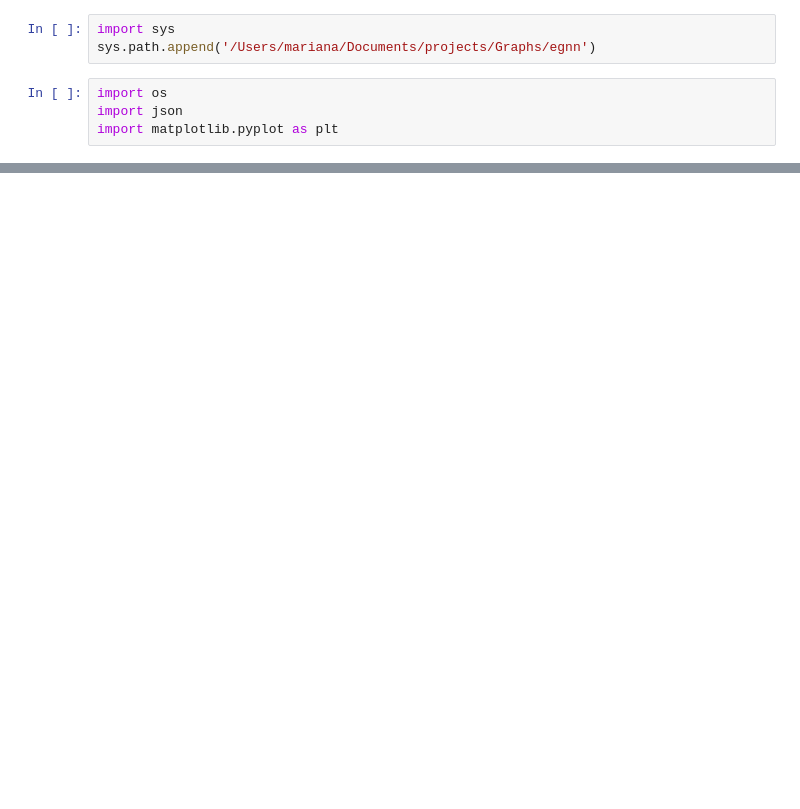
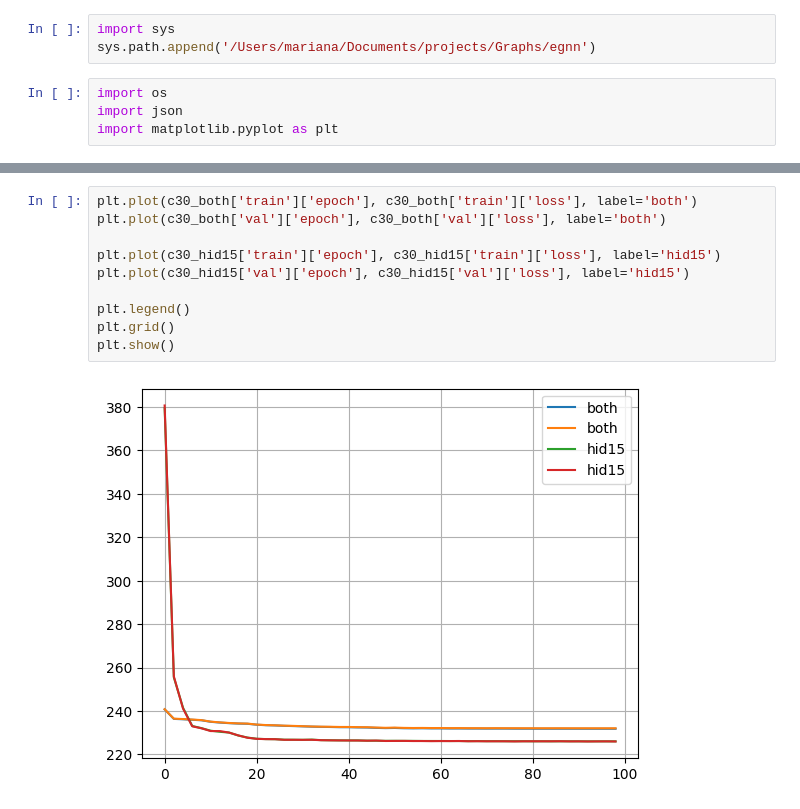
Before and after one commit to marianaw/egnn, a Jupyter notebook: notebooks/results_divein.ipynb, the cells around one changed output, grey strips where cells are left out. Drawn from its saved outputs; the diff is of its cells as text; blank space fills up the shorter version.

```diff
--- a/notebooks/results_divein.ipynb
+++ b/notebooks/results_divein.ipynb
@@ -39,0 +42,12 @@ plt.show()
+# %%
+plt.plot(c30_both['train']['epoch'], c30_both['train']['loss'], label='both')
+plt.plot(c30_both['val']['epoch'], c30_both['val']['loss'], label='both')
+
+plt.plot(c30_hid15['train']['epoch'], c30_hid15['train']['loss'], label='hid15')
+plt.plot(c30_hid15['val']['epoch'], c30_hid15['val']['loss'], label='hid15')
+
+plt.legend()
+plt.grid()
+plt.show()
+# %% [output]
+[figure, added]
```
Also changed, not shown: parts of 8 cells of this notebook, 1 other file.
